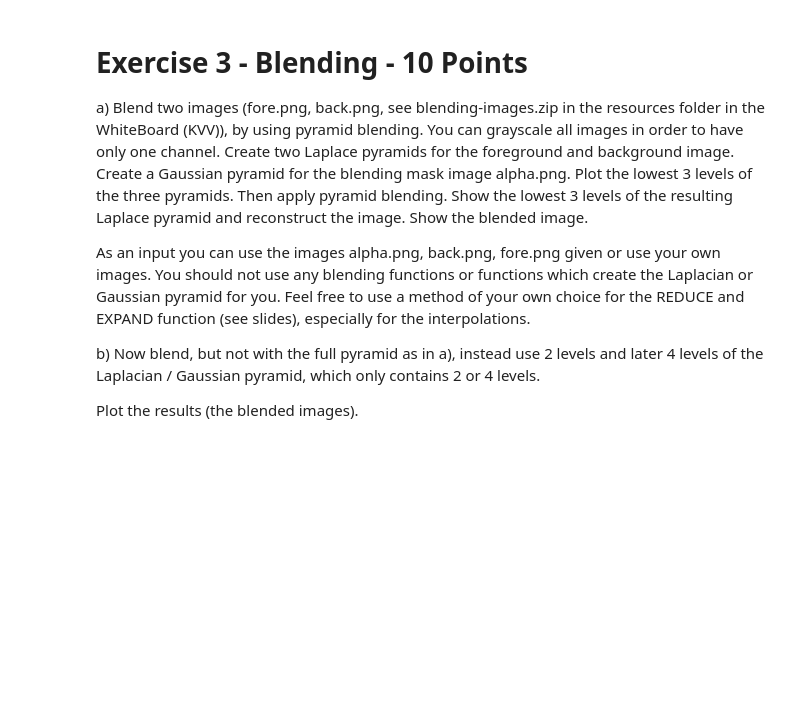
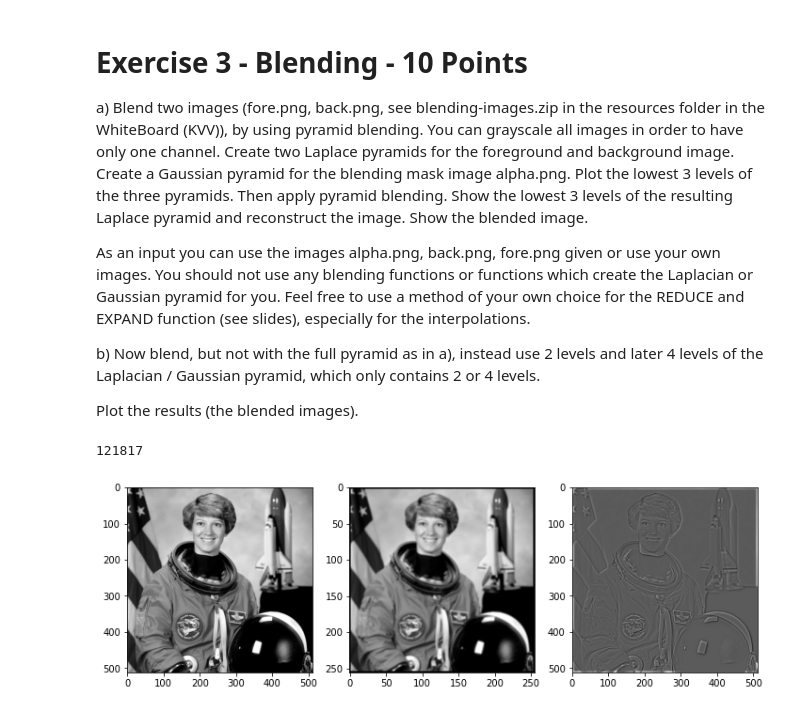
Before and after one commit to Ad96el/Bilderkennung, a Jupyter notebook: assignments/11-assignment.ipynb, the cells around one changed output. Saved outputs shown, nothing was run; the diff lists cells and outputs as text; code cells hidden in the pictures; blank space fills up the shorter version.

Commit message:
pyramids working

```diff
--- a/assignments/11-assignment.ipynb
+++ b/assignments/11-assignment.ipynb
@@ -181,0 +119,8 @@ Plot the results (the blended images).
+# %%
+kernel = np.array([
+    [1/25, 1/25, 1/25, 1/25, 1/25],
+    [1/25, 1/25, 1/25, 1/25, 1/25],
+    [1/25, 1/25, 1/25, 1/25, 1/25],
+    [1/25, 1/25, 1/25, 1/25, 1/25],
+    [1/25, 1/25, 1/25, 1/25, 1/25]
+])
@@ -182,17 +151,25 @@ Plot the results (the blended images).
+# %%
+test = gaussian_pyramid(astro)
+ex = laplacian_pyramid(test)
+# %%
+diff = astro-ex
+# print(np.amin(diff))
+# value = 0
+# for i in range(diff.shape[0]):
+#     for j in range(diff.shape[0]):
+#         if diff[i,j] < 0:
+#             value += 1
+#             diff[i,j] = 0
+print(value)
+# %% [output]
+121817
 # %%
-# astro = rgb2gray(astronaut())
-
-# plt.subplot(131)
-# plt.title("orginal")
-# plt.imshow(astro, cmap="gray")
-# plt.subplot(132)
-# plt.title("pyramid gaussian")
-# result_gaussian = gaussian_pyramid(astro)
-# img_pyr_gaussian = construct_img(result_gaussian)
-# plt.imshow(img_pyr_gaussian, cmap="gray")
-# plt.subplot(133)
-# plt.title("pyramid la place")
-# result_laplace = laplace_pyramid(result_gaussian)
-# img_pyr_laplace = construct_img(result_laplace)
-# plt.imshow(img_pyr_laplace, cmap="gray")
-# plt.show()
+plt.subplot(131)
+plt.imshow(astro, cmap="gray")
+plt.subplot(132)
+plt.imshow(test, cmap="gray")
+plt.subplot(133)
+plt.imshow(diff, cmap="gray")
+plt.show()
+# %% [output]
+[figure, added]
```
Also changed, not shown: parts of 5 cells of this notebook.
